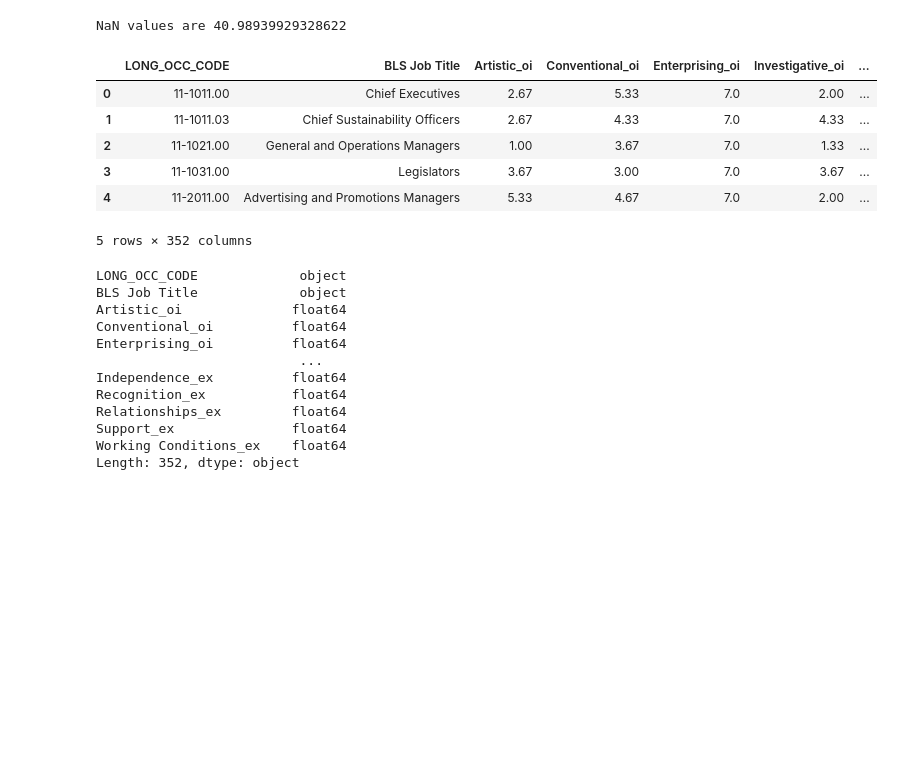
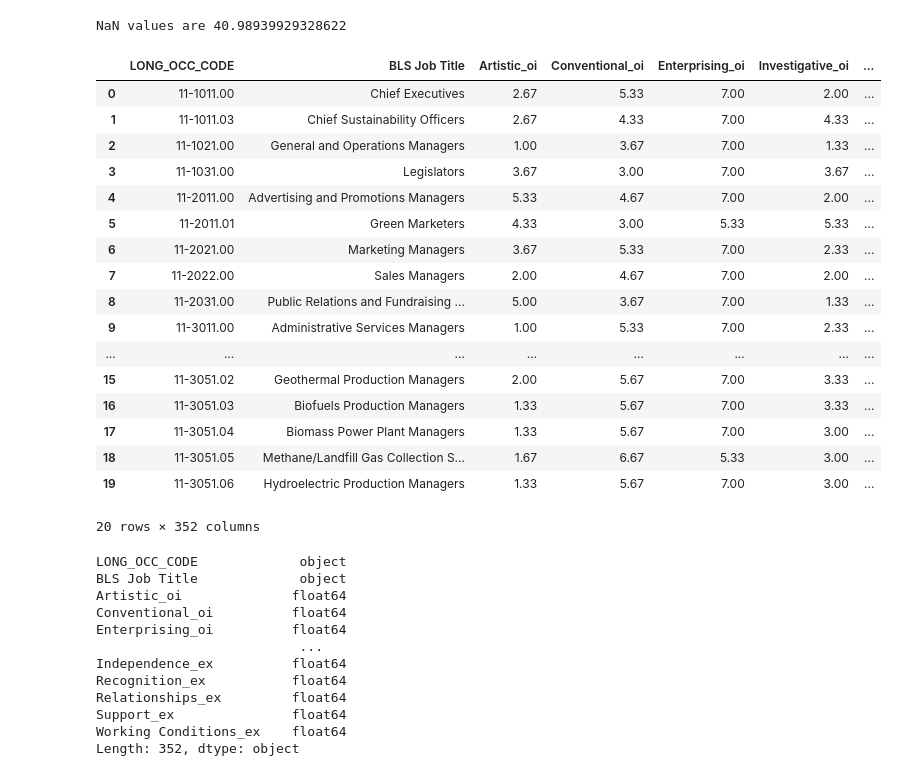
Before and after one commit to JMWilliams3790/AnonCoUSA, a Jupyter notebook: Exploration-Analysis/AnonCoExplore.ipynb, the cells around one changed output. Drawn from its saved outputs; the diff is of its cells as text; code cells hidden in the pictures; blank space fills up the shorter version.

```diff
--- a/Exploration-Analysis/AnonCoExplore.ipynb
+++ b/Exploration-Analysis/AnonCoExplore.ipynb
@@ -130,15 +163,26 @@ NaN values are 40.98939929328622
 # %%
 #read skill_data as df and check
 skill_df = pd.read_csv(skill_csv, sep=",")
-skill_df.head()
+skill_df.head(20)
 # %% [output]
 |  | LONG_OCC_CODE | BLS Job Title | Artistic_oi | Conventional_oi | Enterprising_oi | Investigative_oi | ... |
-| 0 | 11-1011.00 | Chief Executives | 2.67 | 5.33 | 7.0 | 2.00 | ... |
-| 1 | 11-1011.03 | Chief Sustainability Officers | 2.67 | 4.33 | 7.0 | 4.33 | ... |
-| 2 | 11-1021.00 | General and Operations Managers | 1.00 | 3.67 | 7.0 | 1.33 | ... |
-| 3 | 11-1031.00 | Legislators | 3.67 | 3.00 | 7.0 | 3.67 | ... |
-| 4 | 11-2011.00 | Advertising and Promotions Managers | 5.33 | 4.67 | 7.0 | 2.00 | ... |
+| 0 | 11-1011.00 | Chief Executives | 2.67 | 5.33 | 7.00 | 2.00 | ... |
+| 1 | 11-1011.03 | Chief Sustainability Officers | 2.67 | 4.33 | 7.00 | 4.33 | ... |
+| 2 | 11-1021.00 | General and Operations Managers | 1.00 | 3.67 | 7.00 | 1.33 | ... |
+| 3 | 11-1031.00 | Legislators | 3.67 | 3.00 | 7.00 | 3.67 | ... |
+| 4 | 11-2011.00 | Advertising and Promotions Managers | 5.33 | 4.67 | 7.00 | 2.00 | ... |
+| 5 | 11-2011.01 | Green Marketers | 4.33 | 3.00 | 5.33 | 5.33 | ... |
+| 6 | 11-2021.00 | Marketing Managers | 3.67 | 5.33 | 7.00 | 2.33 | ... |
+| 7 | 11-2022.00 | Sales Managers | 2.00 | 4.67 | 7.00 | 2.00 | ... |
+| 8 | 11-2031.00 | Public Relations and Fundraising ... | 5.00 | 3.67 | 7.00 | 1.33 | ... |
+| 9 | 11-3011.00 | Administrative Services Managers | 1.00 | 5.33 | 7.00 | 2.33 | ... |
+| ... | ... | ... | ... | ... | ... | ... | ... |
+| 15 | 11-3051.02 | Geothermal Production Managers | 2.00 | 5.67 | 7.00 | 3.33 | ... |
+| 16 | 11-3051.03 | Biofuels Production Managers | 1.33 | 5.67 | 7.00 | 3.33 | ... |
+| 17 | 11-3051.04 | Biomass Power Plant Managers | 1.33 | 5.67 | 7.00 | 3.00 | ... |
+| 18 | 11-3051.05 | Methane/Landfill Gas Collection S... | 1.67 | 6.67 | 5.33 | 3.00 | ... |
+| 19 | 11-3051.06 | Hydroelectric Production Managers | 1.33 | 5.67 | 7.00 | 3.00 | ... |
-5 rows × 352 columns
+20 rows × 352 columns
 # %%
 #check skill_df datatypes
 skill_df.dtypes
```
Also changed, not shown: parts of 14 cells of this notebook.
